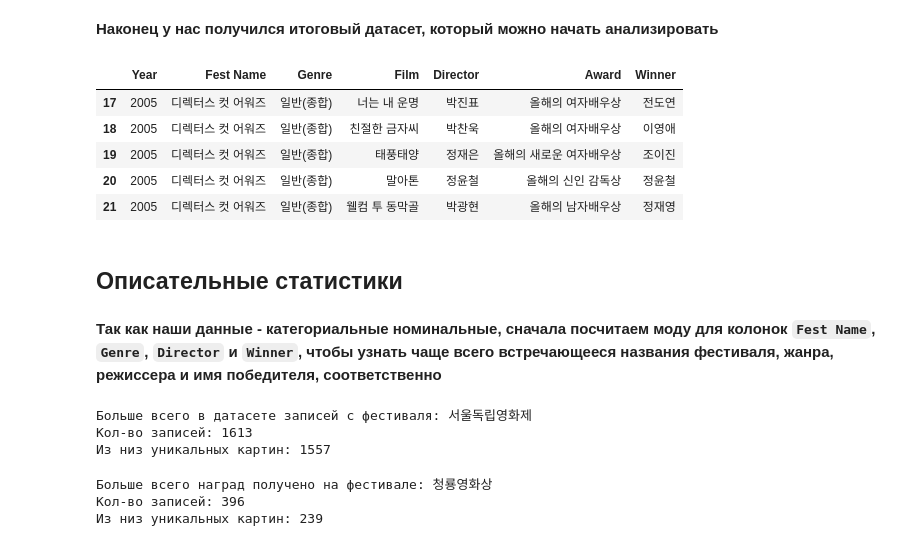
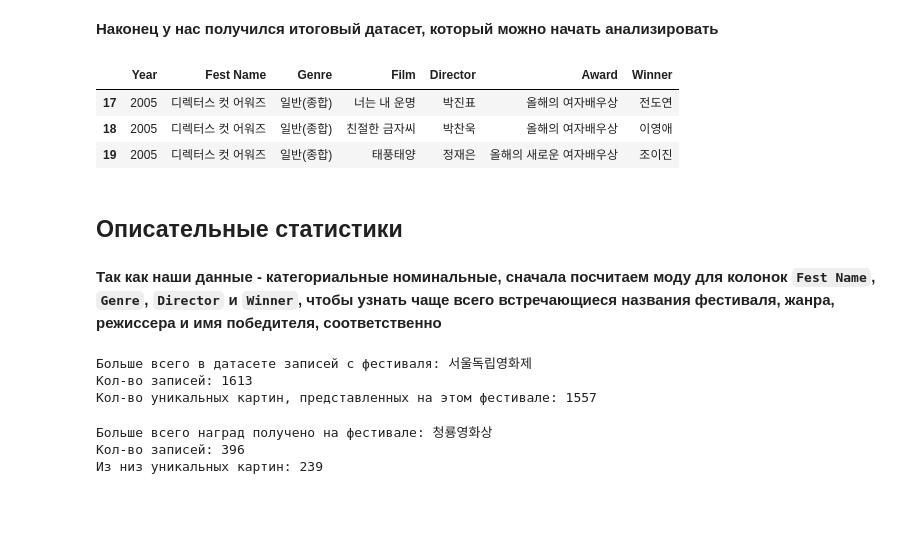
Before and after one commit to xexirina/korean_cinema, a Jupyter notebook: Проект_Бунтова_Кино.ipynb, the cells around one changed output. Cells and saved outputs as stored; diff of their text form; code cells hidden in the pictures; blank space fills up the shorter version.

```diff
--- a/Проект_Бунтова_Кино.ipynb
+++ b/Проект_Бунтова_Кино.ipynb
@@ -168,27 +152,25 @@ df
 # %% [markdown]
 **Наконец у нас получился итоговый датасет, который можно начать анализировать**
 # %%
-df.head()
+df.head(3)
 # %% [output]
 |  | Year | Fest Name | Genre | Film | Director | Award | Winner |
 | 17 | 2005 | 디렉터스 컷 어워즈 | 일반(종합) | 너는 내 운명 | 박진표 | 올해의 여자배우상 | 전도연 |
 | 18 | 2005 | 디렉터스 컷 어워즈 | 일반(종합) | 친절한 금자씨 | 박찬욱 | 올해의 여자배우상 | 이영애 |
 | 19 | 2005 | 디렉터스 컷 어워즈 | 일반(종합) | 태풍태양 | 정재은 | 올해의 새로운 여자배우상 | 조이진 |
-| 20 | 2005 | 디렉터스 컷 어워즈 | 일반(종합) | 말아톤 | 정윤철 | 올해의 신인 감독상 | 정윤철 |
-| 21 | 2005 | 디렉터스 컷 어워즈 | 일반(종합) | 웰컴 투 동막골 | 박광현 | 올해의 남자배우상 | 정재영 |
 # %% [markdown]
 ## **Описательные статистики**
 # %% [markdown]
-**Так как наши данные - категориальные номинальные, сначала посчитаем моду для колонок `Fest Name`, `Genre`, `Director` и `Winner`, чтобы узнать чаще всего встречающееся названия фестиваля, жанра, режиссера и имя победителя, соответственно**
+**Так как наши данные - категориальные номинальные, сначала посчитаем моду для колонок `Fest Name`, `Genre`, `Director` и `Winner`, чтобы узнать чаще всего встречающиеся названия фестиваля, жанра, режиссера и имя победителя, соответственно**
 # %%
 top_fest = raw_data['Fest Name'].mode().values[0]
 print(f'Больше всего в датасете записей с фестиваля: {top_fest}') # находим самый частотный фестиваль среди всех данных
 print(f'Кол-во записей: {raw_data[raw_data["Fest Name"] == top_fest].shape[0]}') # считаем кол-во упоминаний
-print(f'Из низ уникальных картин: {raw_data[raw_data["Fest Name"] == top_fest]["Film"].nunique()}')
+print(f'Кол-во уникальных картин, представленных на этом фестивале: {raw_data[raw_data["Fest Name"] == top_fest]["Film"].nunique()}')
 # %% [output]
 Больше всего в датасете записей с фестиваля: 서울독립영화제
 Кол-во записей: 1613
-Из низ уникальных картин: 1557
+Кол-во уникальных картин, представленных на этом фестивале: 1557
 # %%
 top_fest_byaw_num = df['Fest Name'].mode().values[0]
 print(f'Больше всего наград получено на фестивале: {top_fest_byaw_num}') # находим самый частотный фестиваль среди данных о награждении кор фильмов
```
Also changed, not shown: parts of 33 cells of this notebook.
